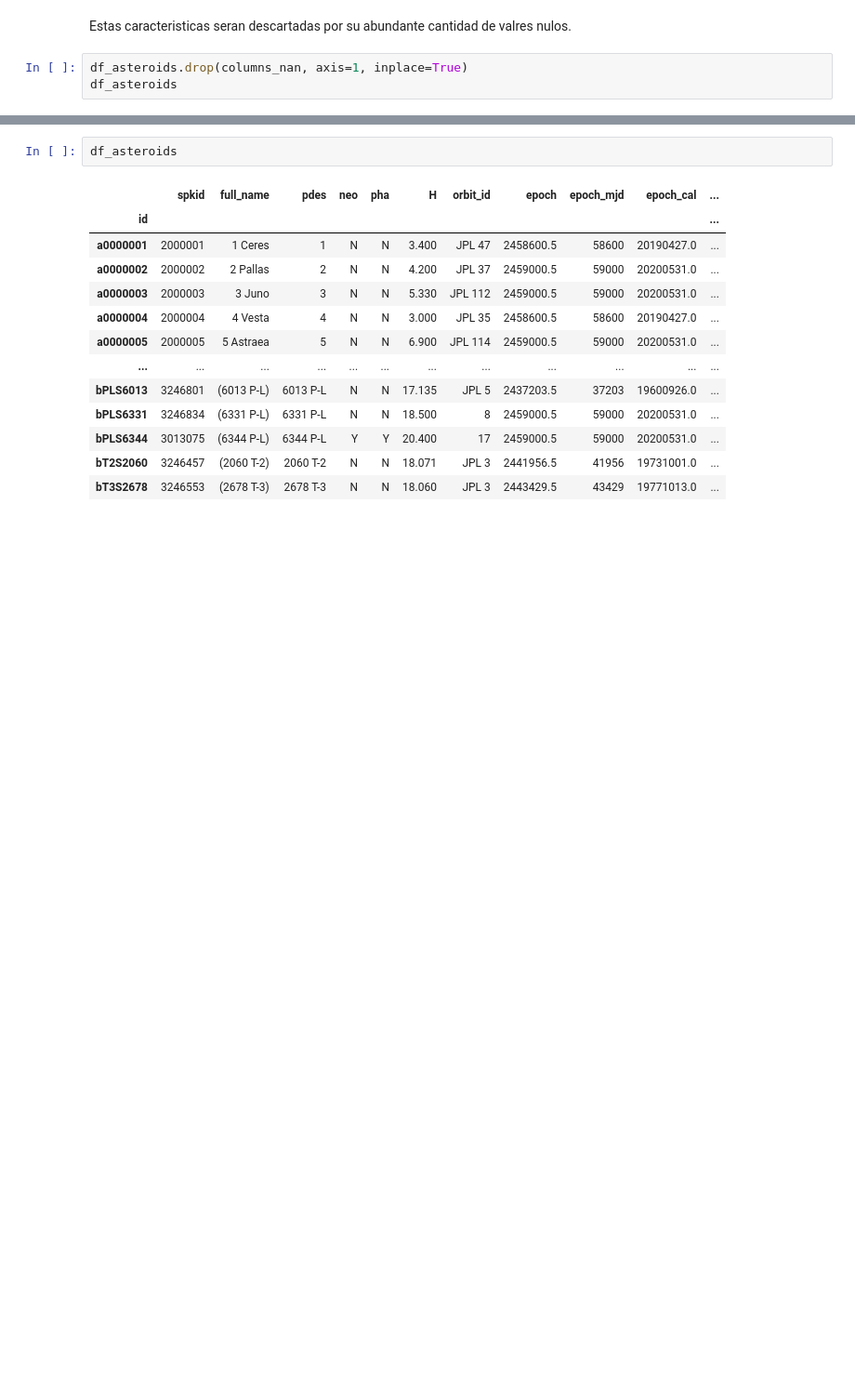
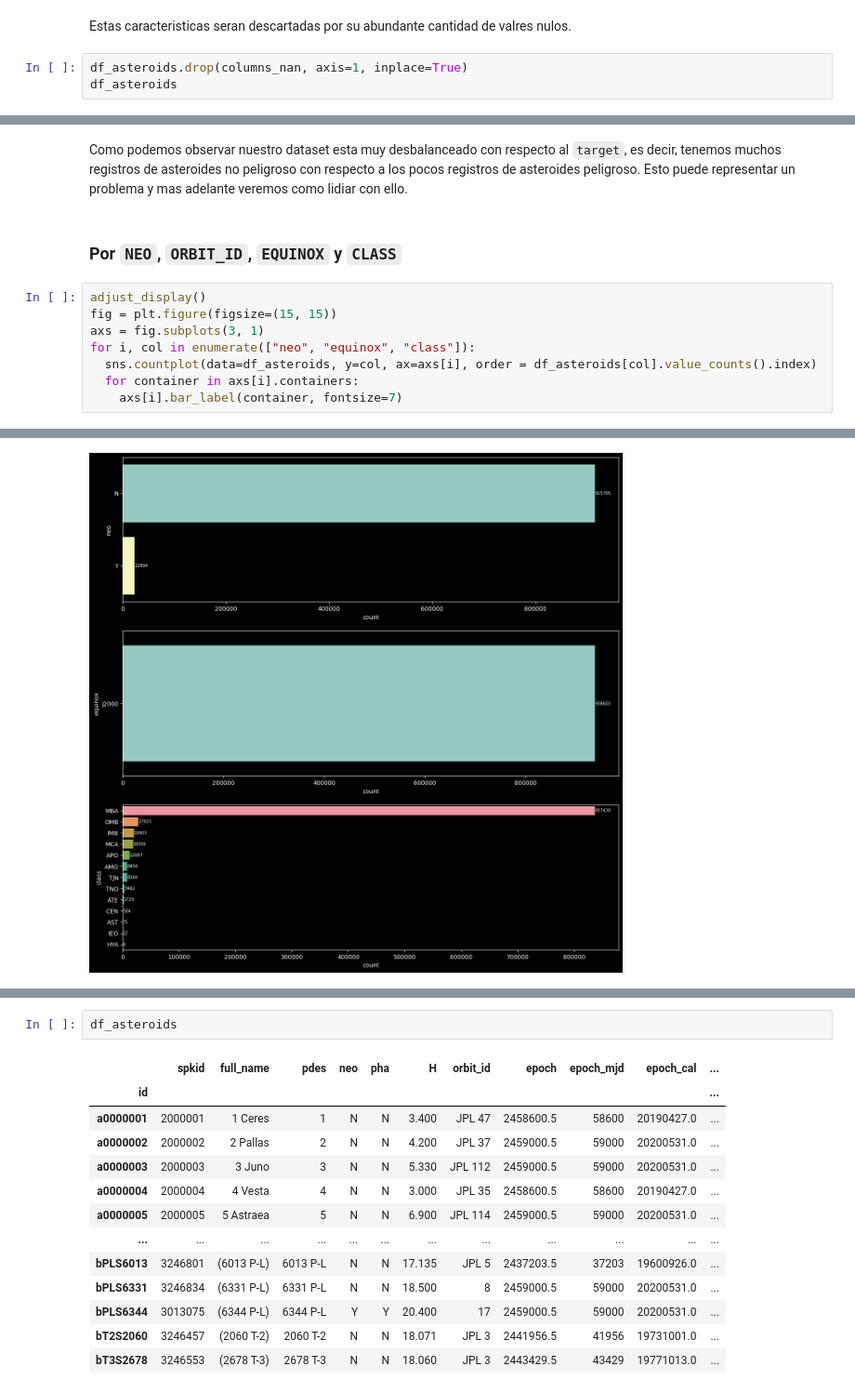
Before and after one commit to aletbm/Hazardous_Asteroids_Predictions--CoderHouse, a Jupyter notebook: Visualizacion__RiosAlexanderDaniel_CoderHouse.ipynb, the cells around one changed output, grey strips where cells are left out. Shown at 93% size. Saved outputs shown, nothing was run; the diff lists cells and outputs as text; blank space fills up the shorter version.

```diff
--- a/Visualizacion__RiosAlexanderDaniel_CoderHouse.ipynb
+++ b/Visualizacion__RiosAlexanderDaniel_CoderHouse.ipynb
@@ -217,0 +266,13 @@ df_asteroids
+# %% [markdown]
+Como podemos observar nuestro dataset esta muy desbalanceado con respecto al `target`, es decir, tenemos muchos registros de asteroides no peligroso con respecto a los pocos registros de asteroides peligroso. Esto puede representar un problema y mas adelante veremos como lidiar con ello.
+# %% [markdown]
+### Por `NEO`, `ORBIT_ID`, `EQUINOX` y `CLASS`
+# %%
+adjust_display()
+fig = plt.figure(figsize=(15, 15))
+axs = fig.subplots(3, 1)
+for i, col in enumerate(["neo", "equinox", "class"]):
+  sns.countplot(data=df_asteroids, y=col, ax=axs[i], order = df_asteroids[col].value_counts().index)
+  for container in axs[i].containers:
+    axs[i].bar_label(container, fontsize=7)
+# %% [output]
@@ -217,0 +280 @@ df_asteroids
+[figure, added]
```
Also changed, not shown: parts of 14 cells of this notebook.
